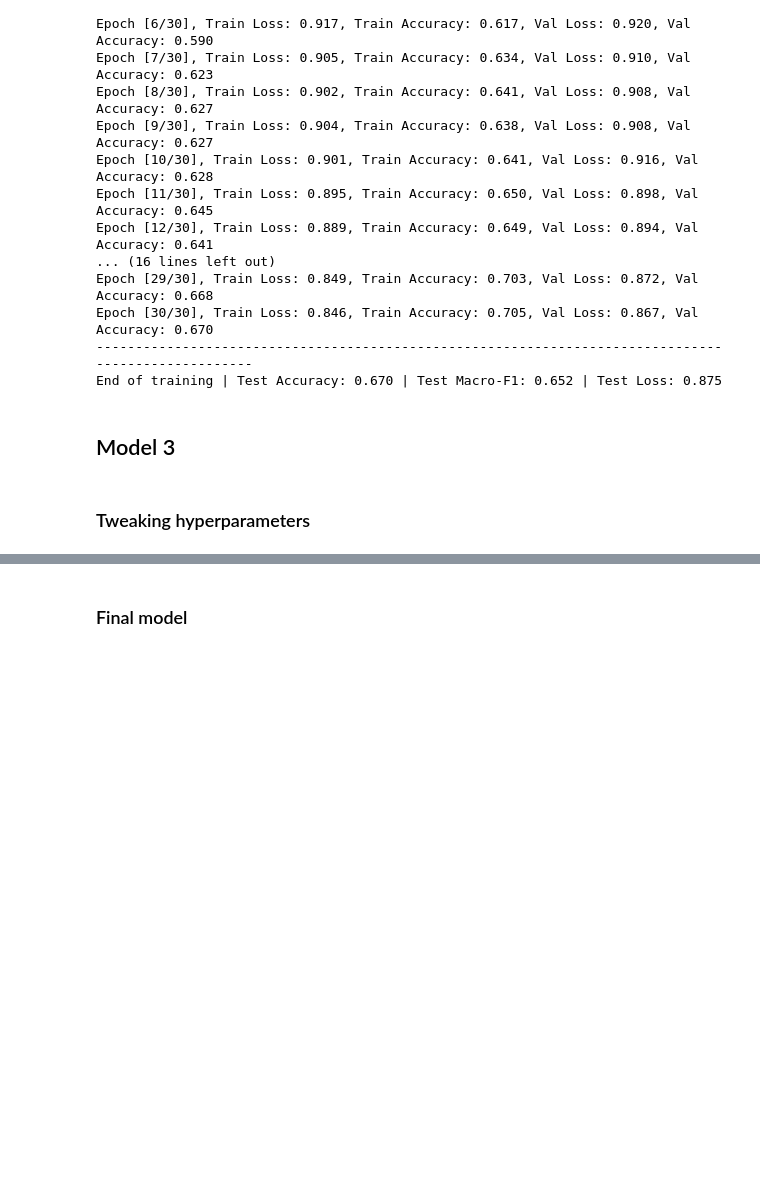
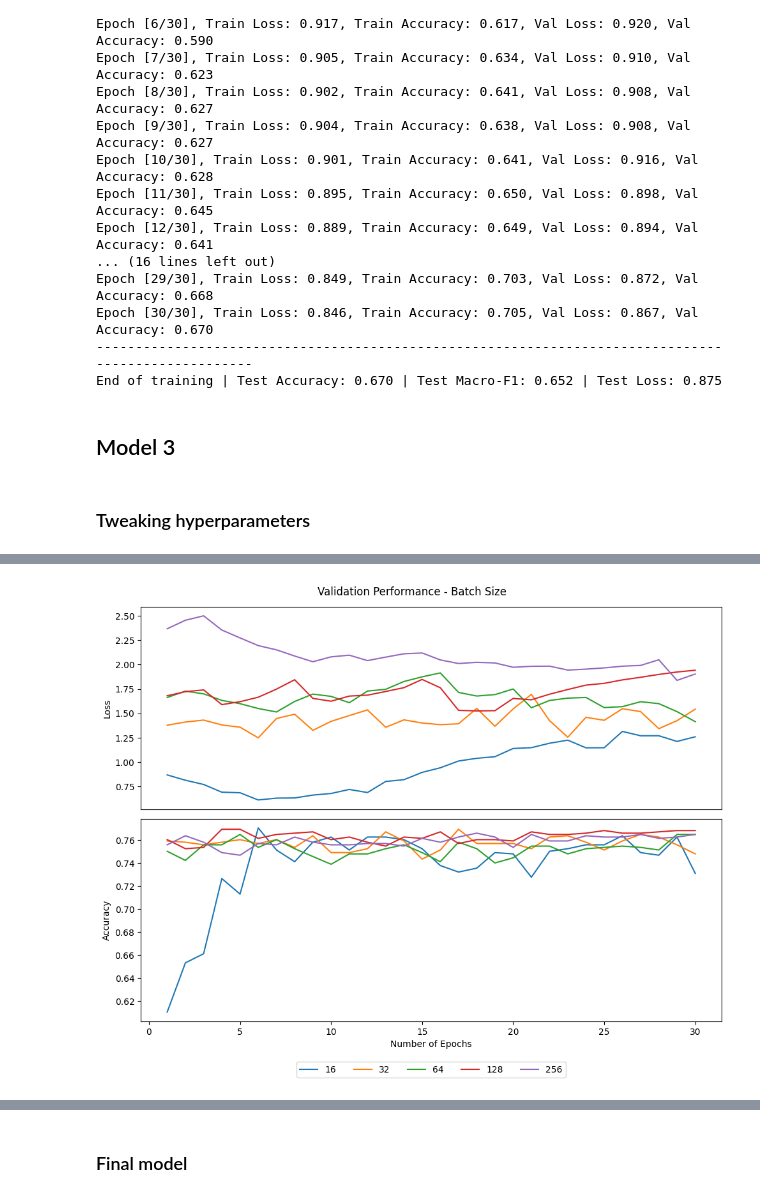
Before and after one commit to milanaveed/cits4012_project, a Jupyter notebook: 4012_v1.ipynb, the cells around one changed output, grey strips where cells are left out. Cells and saved outputs as stored; diff of their text form; code cells hidden in the pictures; blank space fills up the shorter version.

```diff
--- a/4012_v1.ipynb
+++ b/4012_v1.ipynb
@@ -2299,0 +2375,78 @@ Best optimizer: RAdam
+# %%
+import torch.optim as optim
+
+batch_size_options = [16, 32, 64, 128, 256]
+
+
+model3 = Model3(
+    input_dim=300,
+    aspect_dim=300,
+    hidden_dim=256,
+    output_dim=3,
+    num_layers=2,
+    dropout=0.1,
+).to(device)
+
+
+best_batch_size = None
+best_val_loss = float("inf")
+num_epochs = 30
+
+
+fig, (ax1, ax2) = plt.subplots(2, 1, figsize=(
+    10, 8), sharex=True, tight_layout=True)
+fig.set_constrained_layout_pads(hspace=0.0, h_pad=0.0)
+
+
+for batch_size in batch_size_options:
+    print("-" * 110)
+    print(f"Batch size = {batch_size}")
+
+    # Create data loaders for each dataset
+    train_loader2 = DataLoader(
+        train_dataset, batch_size=batch_size, shuffle=True)
+    val_loader2 = DataLoader(val_dataset, batch_size=batch_size, shuffle=False)
+    test_loader2 = DataLoader(
+        test_dataset, batch_size=batch_size, shuffle=False)
+
+    optimizer = optim.Adam(model3.parameters(), lr=best_lr)
+    scheduler = optim.lr_scheduler.ReduceLROnPlateau(
+        optimizer, mode='min', factor=0.5, patience=2, min_lr=0.001)
+
+    val_losses, val_accuracies = train_and_evaluate_model3(
+        model3, train_loader2, val_loader2, criterion, optimizer, num_epochs, scheduler, verbose=False
+    )
+    ax1.plot(range(1, num_epochs + 1), val_losses,
+             label=batch_size)
+    ax2.plot(range(1, num_epochs + 1), val_accuracies,
+             label=batch_size)
+    val_loss, val_accuracy, val_f1 = evaluate_model3(model3, val_loader2)
+    # print('-' * 89)
+
+    print(f"End of training | Val Accuracy: {val_accuracy:.3f} | Val Macro-F1: {
+        val_f1:.3f} | Val Loss: {val_loss:.3f}")
+
+    # print('-' * 89)
+
+    if val_loss < best_val_loss:
+        best_val_loss = val_loss
+        best_batch_size = batch_size
+
+
+print("=" * 89)
+print(f"Best batch size: {best_batch_size}")
+
+
+ax1.set_ylabel("Loss")
+ax1.tick_params(axis='x', which='both',
+                bottom=False)  # turn off major & minor ticks on the bottom
+ax2.legend(loc='lower center', ncol=5, bbox_to_anchor=(0.5, -0.3))
+ax2.set_xlabel("Number of Epochs")
+ax2.set_ylabel("Accuracy")
+ax2.xaxis.set_major_locator(MultipleLocator(5))
+# ax2.xaxis.set_minor_locator(MultipleLocator(1))
+fig.suptitle("Validation Performance - Batch Size")
+save_fig('model3_batch_size')
+
+plt.show()
+# %% [output]
@@ -2299,0 +2470 @@ Best optimizer: RAdam
+[figure, added]
```
Also changed, not shown: parts of 21 cells of this notebook, 10 other files.
